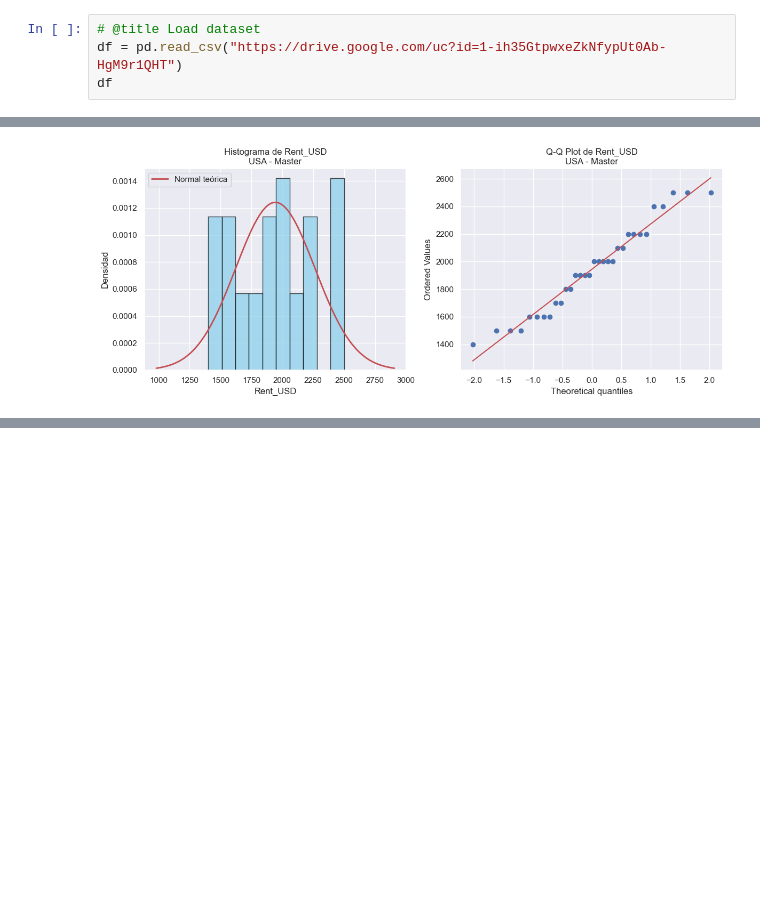
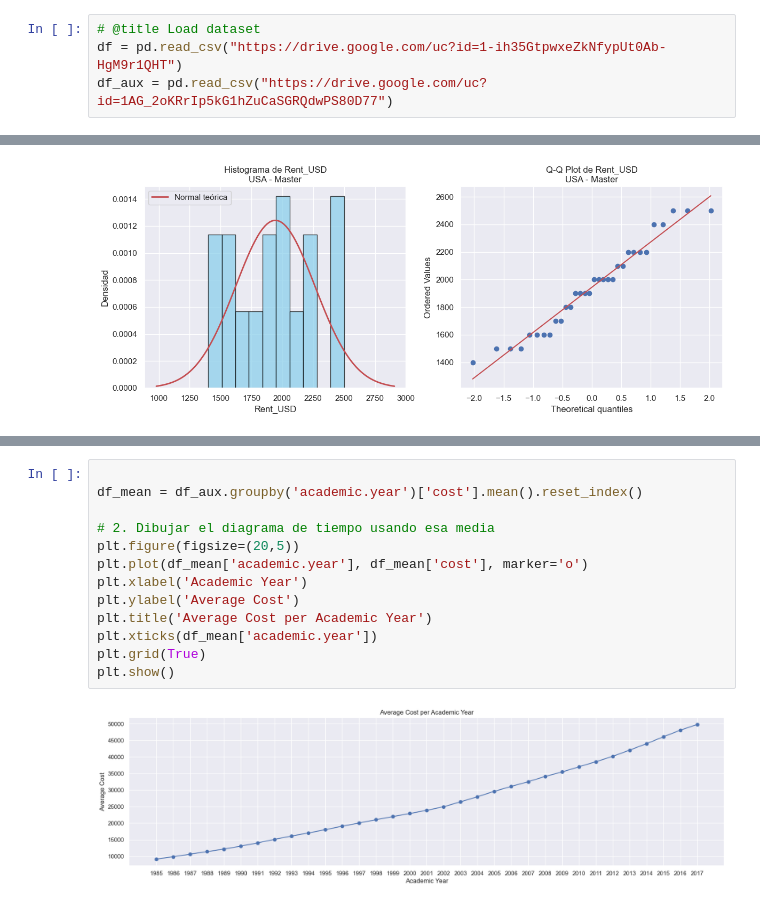
Before and after one commit to Daniel-Prada27/Proyecto_Estadistica, a Jupyter notebook: Proyecto.ipynb, the cells around one changed output, grey strips where cells are left out. Drawn from its saved outputs; the diff is of its cells as text; blank space fills up the shorter version.

```diff
--- a/Proyecto.ipynb
+++ b/Proyecto.ipynb
@@ -40,4 +80,4 @@ Analizar el costo de la educación internacional es fundamental para comprender
 # %%
 # @title Load dataset
 df = pd.read_csv("https://drive.google.com/uc?id=1-ih35GtpwxeZkNfypUt0Ab-HgM9r1QHT")
-df
+df_aux = pd.read_csv("https://drive.google.com/uc?id=1AG_2oKRrIp5kG1hZuCaSGRQdwPS80D77")
@@ -522,0 +570,15 @@ SyntaxError: invalid syntax (2325316971.py, line 3)
+# %%
+
+df_mean = df_aux.groupby('academic.year')['cost'].mean().reset_index()
+
+# 2. Dibujar el diagrama de tiempo usando esa media
+plt.figure(figsize=(20,5))
+plt.plot(df_mean['academic.year'], df_mean['cost'], marker='o')
+plt.xlabel('Academic Year')
+plt.ylabel('Average Cost')
+plt.title('Average Cost per Academic Year')
+plt.xticks(df_mean['academic.year'])
+plt.grid(True)
+plt.show()
+# %% [output]
+[figure, added]
```
Also changed, not shown: parts of 11 cells of this notebook.
